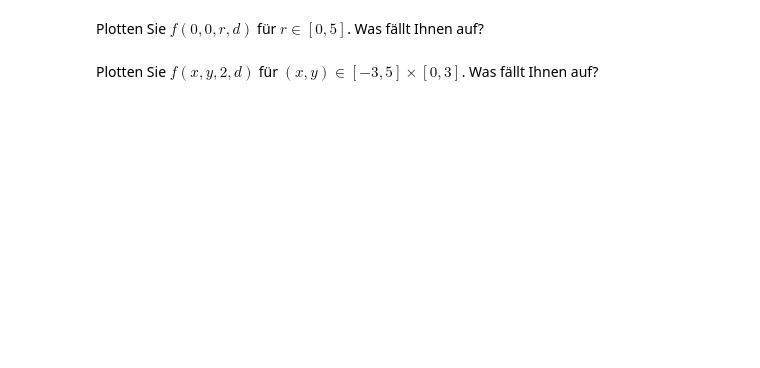
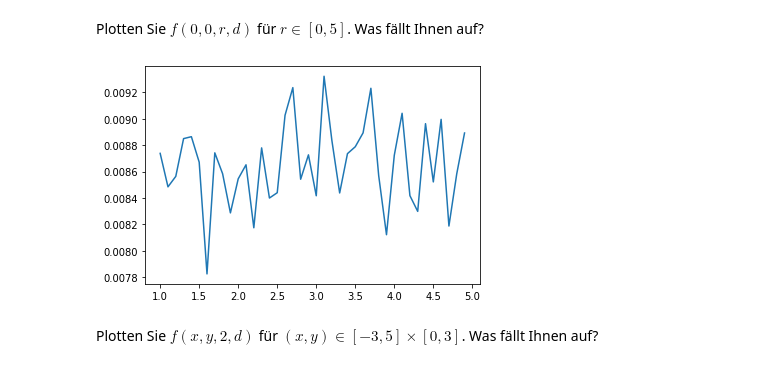
Before and after one commit to julianfbeck/KI-Lab, a Jupyter notebook: Termin_1_WS2020.ipynb, the cells around one changed output. Cells and saved outputs as stored; diff of their text form; code cells hidden in the pictures; blank space fills up the shorter version.

```diff
--- a/Termin_1_WS2020.ipynb
+++ b/Termin_1_WS2020.ipynb
@@ -115,11 +115,18 @@ f(mx,my,r,data)
 # %% [markdown]
 Plotten Sie $f(0,0,r,d)$ für $r \in [0,5]$. Was fällt Ihnen auf?
 # %%
-
-for i in range(5):
+error = []
+for i in np.arange(1, 5, 0.1):
   data = sampleCirclePointsNoisy([0,0],2, theta)
   nx,ny,nr = fitCenteredCircle(data)
-  draw(nx, my, r, data)
+  error.append([f(nx,ny,nr,data),i])
+
+error = np.array(error).T
+
+plt.plot(error[1], error[0])
+plt.show()
+# %% [output]
+[figure, added]
 # %% [markdown]
 Plotten Sie $f(x,y,2,d)$ für $(x,y) \in [-3,5] \times [0,3]$. Was fällt Ihnen auf?
 # %%
```
Also changed, not shown: parts of 2 cells of this notebook.
